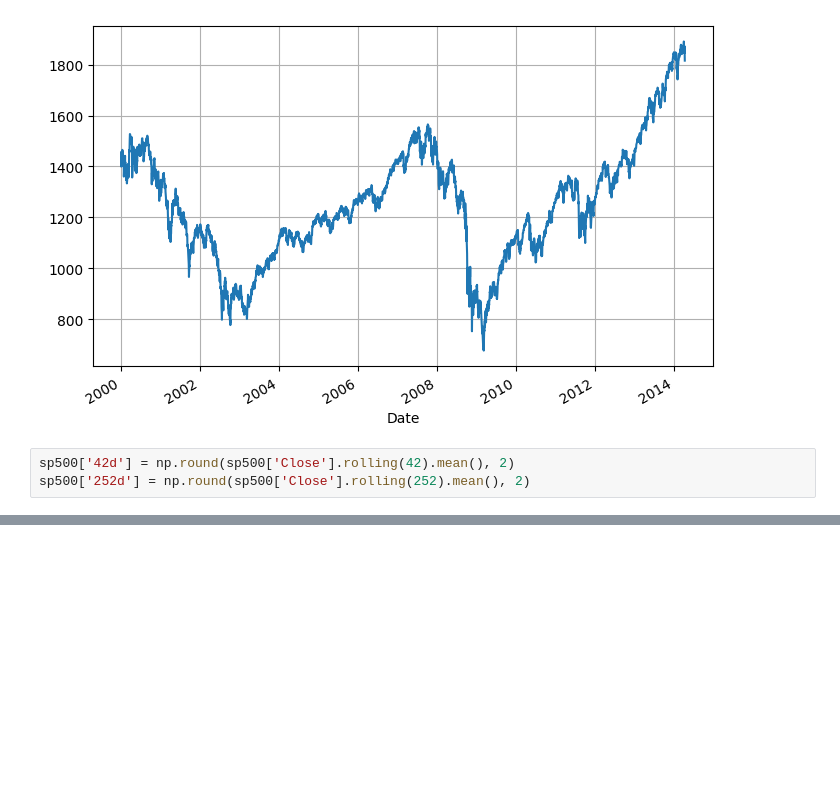
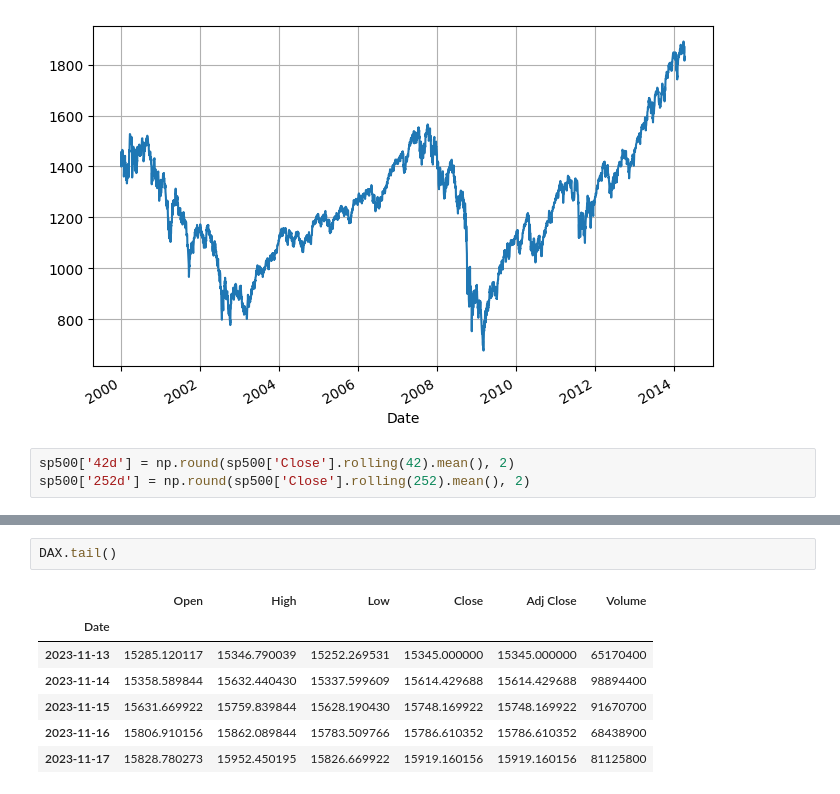
Before and after one commit to casslee1351/Finance-Portfolio, a Jupyter notebook: finance_portfolio.ipynb, the cells around one changed output, grey strips where cells are left out. Drawn from its saved outputs; the diff is of its cells as text; blank space fills up the shorter version.

```diff
--- a/finance_portfolio.ipynb
+++ b/finance_portfolio.ipynb
@@ -66,0 +102,10 @@ sp500['252d'] = np.round(sp500['Close'].rolling(252).mean(), 2)
+# %%
+DAX.tail()
+# %% [output]
+|  | Open | High | Low | Close | Adj Close | Volume |
+| Date |  |  |  |  |  |  |
+| 2023-11-13 | 15285.120117 | 15346.790039 | 15252.269531 | 15345.000000 | 15345.000000 | 65170400 |
+| 2023-11-14 | 15358.589844 | 15632.440430 | 15337.599609 | 15614.429688 | 15614.429688 | 98894400 |
+| 2023-11-15 | 15631.669922 | 15759.839844 | 15628.190430 | 15748.169922 | 15748.169922 | 91670700 |
+| 2023-11-16 | 15806.910156 | 15862.089844 | 15783.509766 | 15786.610352 | 15786.610352 | 68438900 |
+| 2023-11-17 | 15828.780273 | 15952.450195 | 15826.669922 | 15919.160156 | 15919.160156 | 81125800 |
```
Also changed, not shown: parts of 7 cells of this notebook.
